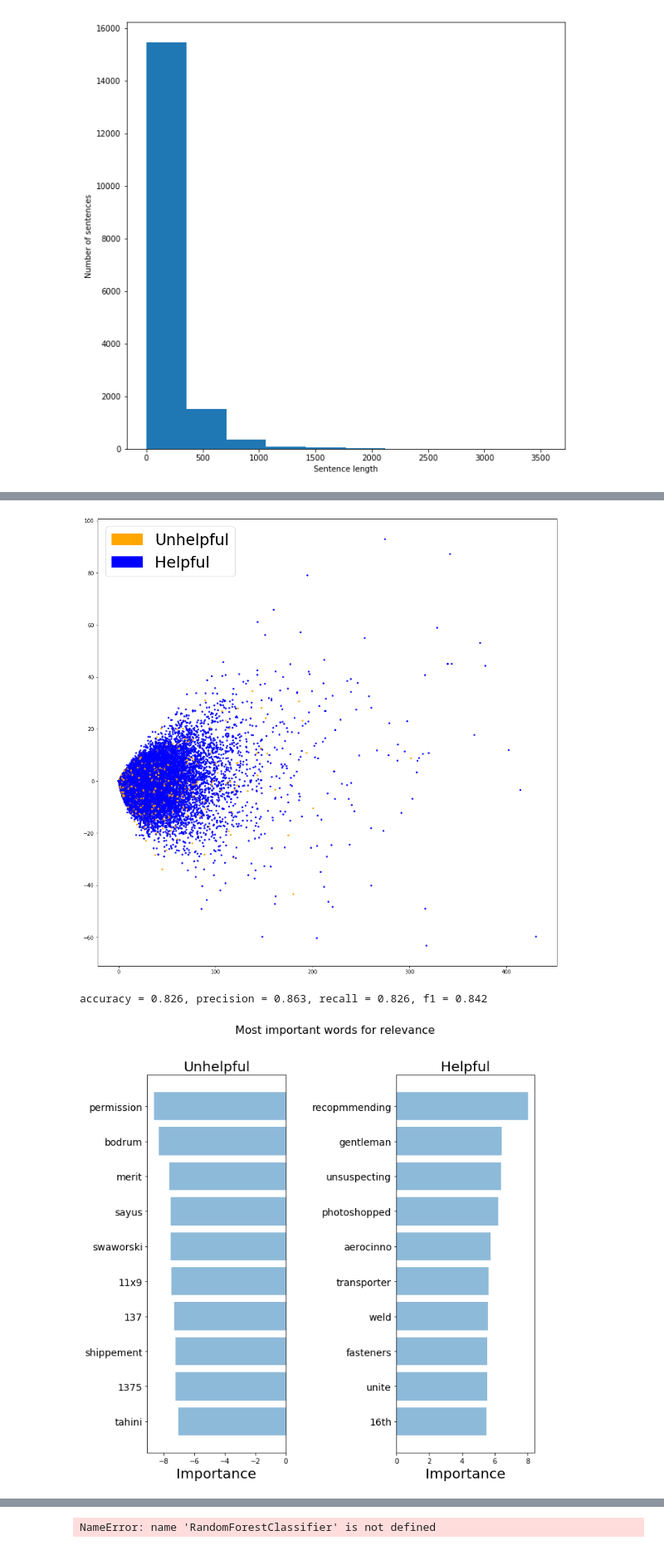
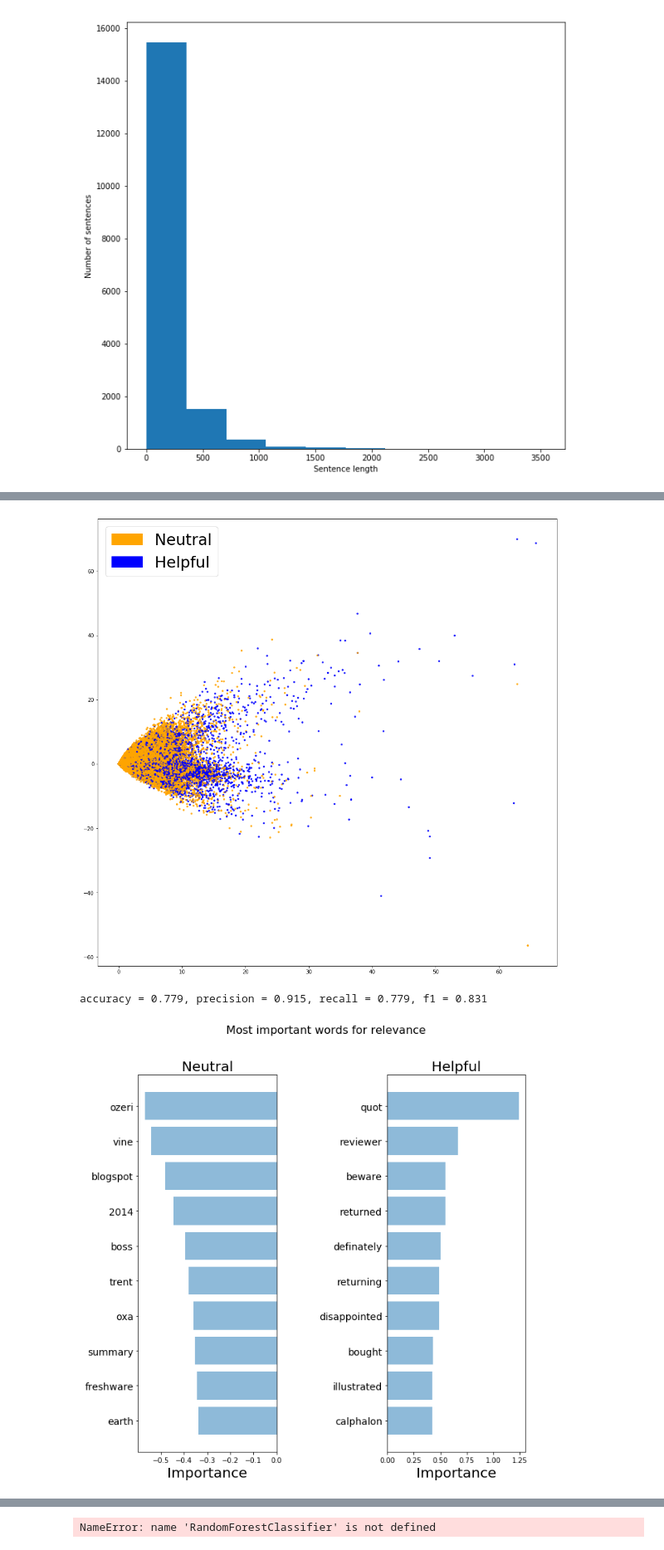
Before and after one commit to rbreitz/trustexpress, a Jupyter notebook: Amazon Helpfulness predictor.ipynb, the cells around one changed output, grey strips where cells are left out. Shown at 83% size. Drawn from its saved outputs; the diff is of its cells as text; code cells hidden in the pictures.

```diff
--- a/Amazon Helpfulness predictor.ipynb
+++ b/Amazon Helpfulness predictor.ipynb
@@ -291,19 +349,12 @@ Start training models on the reviews
 # %%
-from sklearn.model_selection import train_test_split
 from sklearn.feature_extraction.text import CountVectorizer, TfidfVectorizer
 
 def cv(data):
-    count_vectorizer = CountVectorizer()
+    count_vectorizer = CountVectorizer(stop_words = 'english')
 
     emb = count_vectorizer.fit_transform(data)
 
     return emb, count_vectorizer
 
-list_corpus = standardized_df["reviewText"].tolist()
-list_labels = standardized_df["label"].tolist()
-
-X_train, X_test, y_train, y_test = train_test_split(list_corpus, list_labels, test_size=0.2,
-                                                                                random_state=40)
-
 X_train_counts, count_vectorizer = cv(X_train)
-X_test_counts = count_vectorizer.transform(X_test)
+X_cv_counts = count_vectorizer.transform(X_cv)
@@ -326,7 +379,7 @@ def plot_LSA(test_data, test_labels, savepath="PCA_demo.csv", plot=True):
         colors = ['orange','blue','blue']
         if plot:
             plt.scatter(lsa_scores[:,0], lsa_scores[:,1], s=8, alpha=.8, c=test_labels, cmap=matplotlib.colors.ListedColormap(colors))
-            red_patch = mpatches.Patch(color='orange', label='Unhelpful')
+            red_patch = mpatches.Patch(color='orange', label='Neutral')
             green_patch = mpatches.Patch(color='blue', label='Helpful')
             plt.legend(handles=[red_patch, green_patch], prop={'size': 30})
 
@@ -334,16 +387,24 @@ def plot_LSA(test_data, test_labels, savepath="PCA_demo.csv", plot=True):
 fig = plt.figure(figsize=(16, 16))
 plot_LSA(X_train_counts, y_train)
 plt.show()
+
+#LSA plot of the bag-of-words reviews looks poorly separable
 # %% [output]
-[figure, old version]
+[figure, new version]
 # %%
 from sklearn.linear_model import LogisticRegression
 
-clf = LogisticRegression(C=30.0, class_weight='balanced', solver='newton-cg',
-                         multi_class='multinomial', n_jobs=-1, random_state=40)
-clf.fit(X_train_rs, y_train_rs)
+clf = LogisticRegression(C=30.0, class_weight='balanced', solver='newton-cg', n_jobs=-1)
+clf.fit(X_train_counts, y_train)
 
-y_predicted_counts = clf.predict(X_test_counts)
+y_predicted_counts = clf.predict(X_cv_counts)
+# %%
+from sklearn.linear_model import SGDClassifier
+
+clf_SGD = SGDClassifier(loss="log", penalty="l2", class_weight = 'balanced')
+clf_SGD.fit(X_train_counts, y_train)
+
+y_predicted_counts = clf_SGD.predict(X_cv_counts)
 # %%
 from sklearn.metrics import accuracy_score, f1_score, precision_score, recall_score, classification_report
 
@@ -362,10 +423,10 @@ def get_metrics(y_test, y_predicted):
     accuracy = accuracy_score(y_test, y_predicted)
     return accuracy, precision, recall, f1
 
-accuracy, precision, recall, f1 = get_metrics(y_test, y_predicted_counts)
+accuracy, precision, recall, f1 = get_metrics(y_cv, y_predicted_counts)
 print("accuracy = %.3f, precision = %.3f, recall = %.3f, f1 = %.3f" % (accuracy, precision, recall, f1))
 # %% [output]
-accuracy = 0.826, precision = 0.863, recall = 0.826, f1 = 0.842
+accuracy = 0.779, precision = 0.915, recall = 0.779, f1 = 0.831
 # %%
 def get_most_important_features(vectorizer, model, n=5):
     index_to_word = {v:k for k,v in vectorizer.vocabulary_.items()}
@@ -383,7 +444,7 @@ def get_most_important_features(vectorizer, model, n=5):
         }
     return classes
 
-importance = get_most_important_features(count_vectorizer, clf, 10)
+importance = get_most_important_features(count_vectorizer, clf_SGD, 10)
 # %%
 def plot_important_words(top_scores, top_words, bottom_scores, bottom_words, name):
     y_pos = np.arange(len(top_words))
@@ -397,32 +458,32 @@ def plot_important_words(top_scores, top_words, bottom_scores, bottom_words, nam
     top_scores = [a[1] for a in top_pairs]
 
     bottom_words = [a[0] for a in bottom_pairs]
     bottom_scores = [a[1] for a in bottom_pairs]
 
     fig = plt.figure(figsize=(10, 10))
 
     plt.subplot(121)
     plt.barh(y_pos,bottom_scores, align='center', alpha=0.5)
-    plt.title('Unhelpful', fontsize=20)
+    plt.title('Neutral', fontsize=20)
     plt.yticks(y_pos, bottom_words, fontsize=14)
     plt.suptitle('Key words', fontsize=16)
     plt.xlabel('Importance', fontsize=20)
 
     plt.subplot(122)
     plt.barh(y_pos,top_scores, align='center', alpha=0.5)
     plt.title('Helpful', fontsize=20)
     plt.yticks(y_pos, top_words, fontsize=14)
     plt.suptitle(name, fontsize=16)
     plt.xlabel('Importance', fontsize=20)
 
     plt.subplots_adjust(wspace=0.8)
     plt.show()
 
 top_scores = [a[0] for a in importance[0]['tops']]
 top_words = [a[1] for a in importance[0]['tops']]
 bottom_scores = [a[0] for a in importance[0]['bottom']]
 bottom_words = [a[1] for a in importance[0]['bottom']]
 
 plot_important_words(top_scores, top_words, bottom_scores, bottom_words, "Most important words for relevance")
 # %% [output]
-[figure, old version]
+[figure, new version]
```
Also changed, not shown: parts of 69 cells of this notebook, 9 other files.
